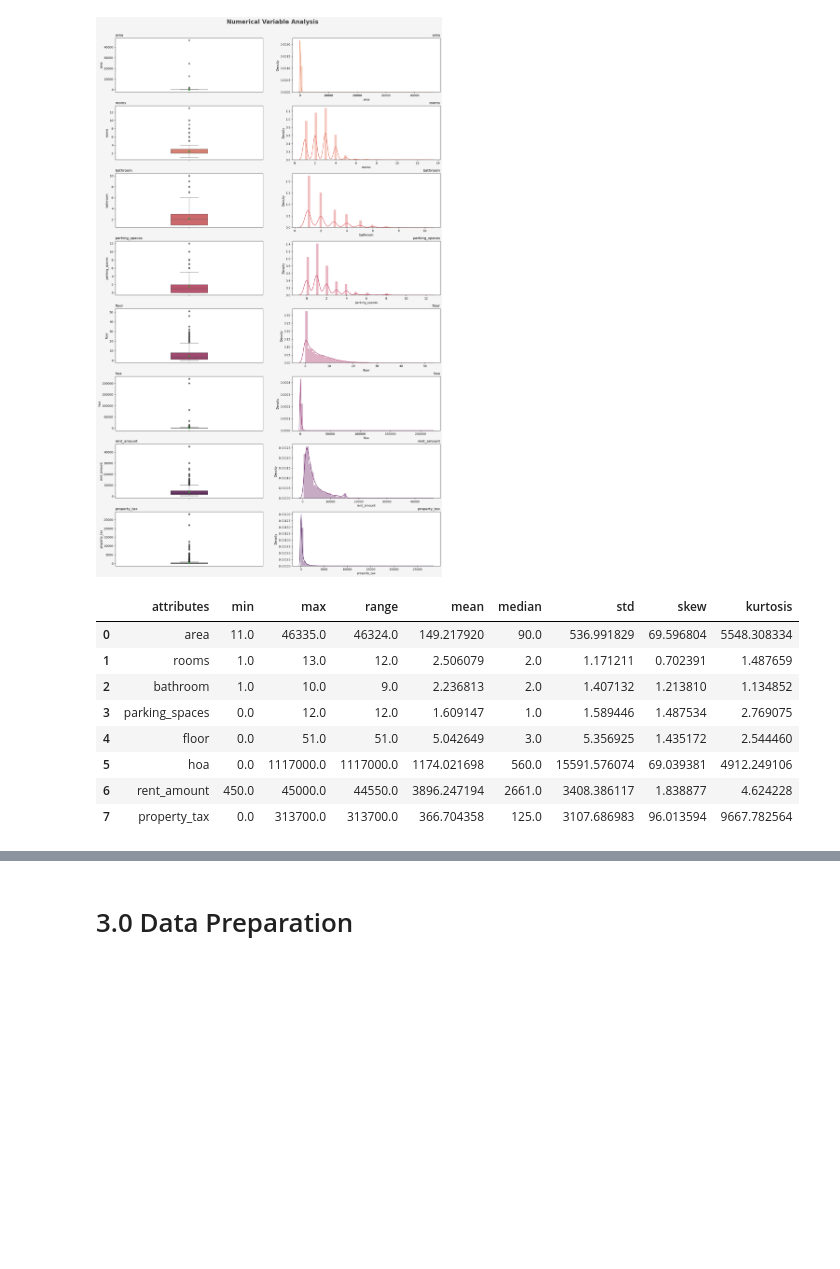
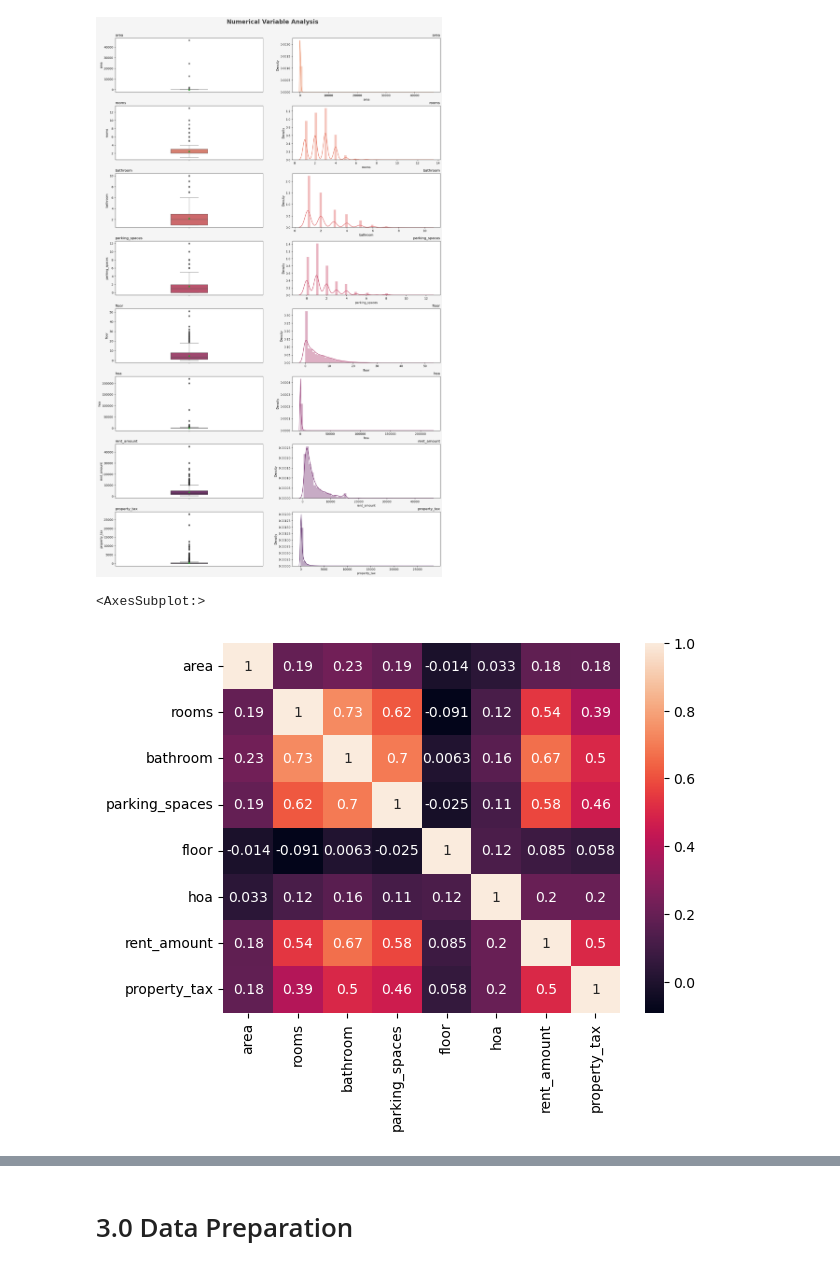
Before and after one commit to math-prog/house_predict, a Jupyter notebook: notebooks/1.0.mso.house_predict.ipynb, the cells around one changed output, grey strips where cells are left out. Saved outputs shown, nothing was run; the diff lists cells and outputs as text; code cells hidden in the pictures; blank space fills up the shorter version.

```diff
--- a/notebooks/1.0.mso.house_predict.ipynb
+++ b/notebooks/1.0.mso.house_predict.ipynb
@@ -313,15 +327,10 @@ for column in num_cols:
 plt.subplots_adjust(top = .95, hspace = 0.25)
 # %% [output]
 [figure]
-# %%
-m
-# %% [output]
-|  | attributes | min | max | range | mean | median | std | skew | kurtosis |
-| 0 | area | 11.0 | 46335.0 | 46324.0 | 149.217920 | 90.0 | 536.991829 | 69.596804 | 5548.308334 |
-| 1 | rooms | 1.0 | 13.0 | 12.0 | 2.506079 | 2.0 | 1.171211 | 0.702391 | 1.487659 |
-| 2 | bathroom | 1.0 | 10.0 | 9.0 | 2.236813 | 2.0 | 1.407132 | 1.213810 | 1.134852 |
-| 3 | parking_spaces | 0.0 | 12.0 | 12.0 | 1.609147 | 1.0 | 1.589446 | 1.487534 | 2.769075 |
-| 4 | floor | 0.0 | 51.0 | 51.0 | 5.042649 | 3.0 | 5.356925 | 1.435172 | 2.544460 |
-| 5 | hoa | 0.0 | 1117000.0 | 1117000.0 | 1174.021698 | 560.0 | 15591.576074 | 69.039381 | 4912.249106 |
-| 6 | rent_amount | 450.0 | 45000.0 | 44550.0 | 3896.247194 | 2661.0 | 3408.386117 | 1.838877 | 4.624228 |
-| 7 | property_tax | 0.0 | 313700.0 | 313700.0 | 366.704358 | 125.0 | 3107.686983 | 96.013594 | 9667.782564 |
+# %%
+numerical_cols = df2.select_dtypes(exclude=['object'])
+correlation = numerical_cols.corr(method = 'pearson')
+sns.heatmap(correlation, annot = True)
+# %% [output]
+<AxesSubplot:>
+[figure, added]
```
Also changed, not shown: parts of 8 cells of this notebook.
